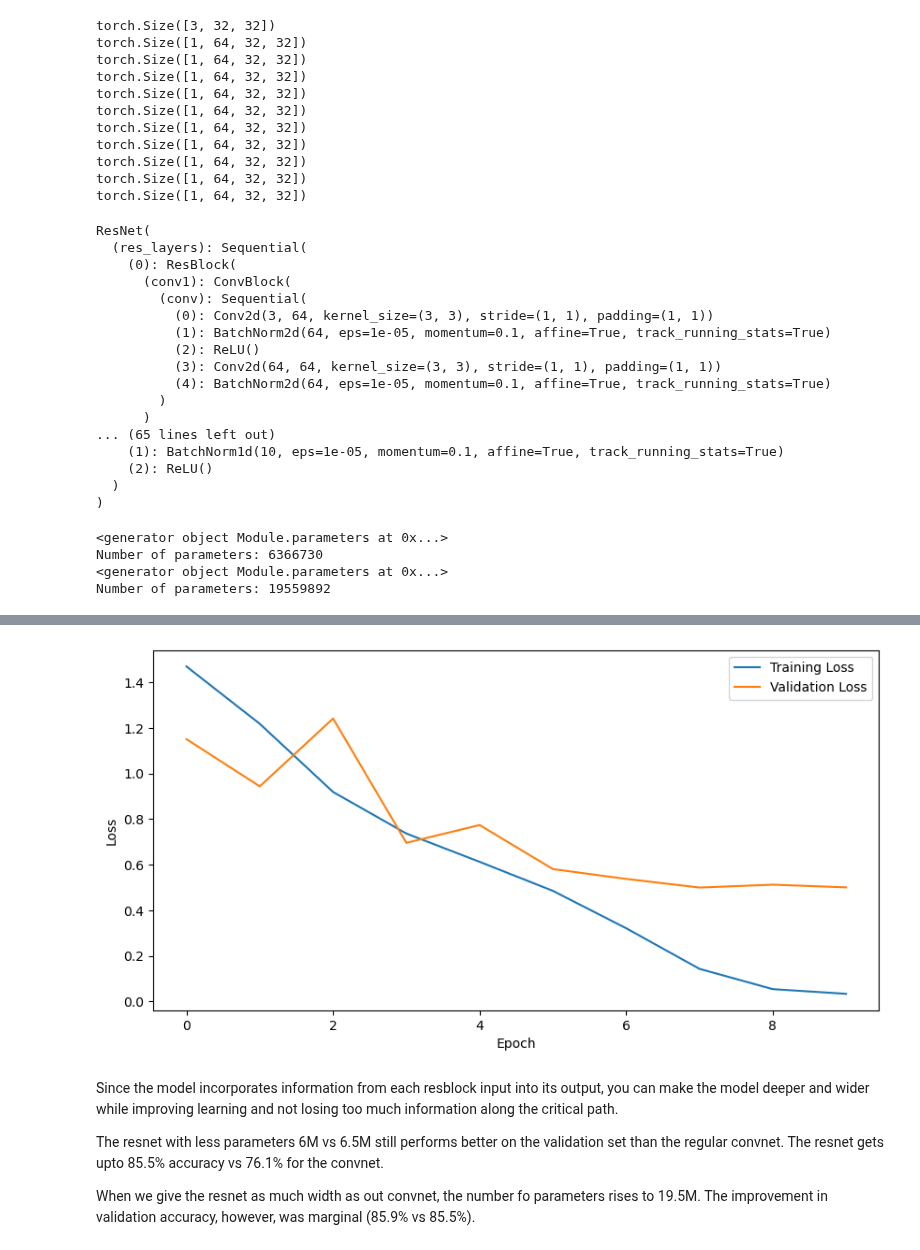
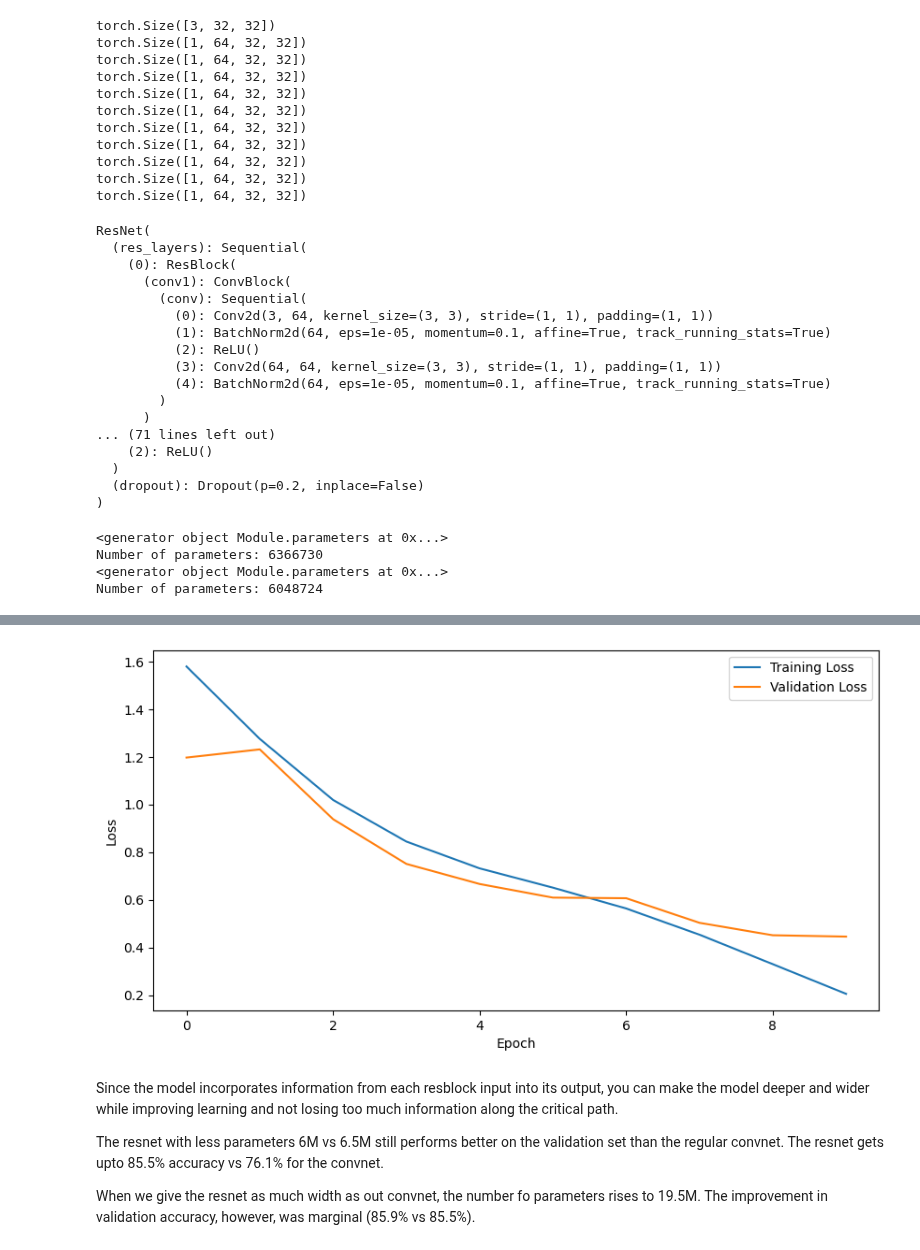
Before and after one commit to aryamanpandya99/computer_vision, a Jupyter notebook: resnets.ipynb, the cells around one changed output, grey strips where cells are left out. Saved outputs shown, nothing was run; the diff lists cells and outputs as text; code cells hidden in the pictures.

```diff
--- a/resnets.ipynb
+++ b/resnets.ipynb
@@ -194,8 +192,8 @@ Epoch 9, Train Loss: 0.024836905907001345, Valid Loss: 1.1190882440858756, Acc:
 # %%
 class ConvBlock(nn.Module):
     def __init__(self,
-                 in_channels,
-                 out_channels,
+                 in_channels: int,
+                 out_channels: int,
                  activation: nn.Module = nn.ReLU,
                  kernel_size: int = 3,
                  stride: int = 1,
@@ -220,7 +218,8 @@ class ResBlock(nn.Module):
                  activation: nn.Module = nn.ReLU,
                  kernel_size: int = 3,
                  stride: int = 1,
-                 padding: int = 1
+                 padding: int = 1,
+                 dropout: float = 0.2
                  ):
         super().__init__()
         self.conv1 = ConvBlock(
@@ -231,16 +230,20 @@ class ResBlock(nn.Module):
             stride,
             padding
         )
+        if in_channels == out_channels:
+            self.idconv = nn.Identity()
+        else:
+            self.idconv = nn.Conv2d(in_channels, out_channels, kernel_size=1, stride=1)
 
-        self.idconv = nn.Identity() if in_channels == out_channels else nn.Conv2d(in_channels, out_channels, kernel_size=1, stride=1)
         self.avgpool = nn.Identity() if stride == 1 else nn.AvgPool2d(kernel_size=2, stride=stride)
+        self.activation = activation()
+        self.dropout = nn.Dropout(dropout)
 
-        self.activation = activation()
 
     def forward(self, x):
         h = self.conv1(x)
         h_id = self.avgpool(self.idconv(x))
-        return self.activation(h + h_id)
+        return self.dropout(self.activation(h + h_id))
 # %%
 res_block = ResBlock(3, 64).to(device)
 print(x_train[0].shape)
@@ -267,7 +270,8 @@ class ResNet(nn.Module):
                  num_classes: int,
                  filters: list[int],
                  activation: nn.Module = nn.ReLU,
-                 stride: int = 2
+                 stride: int = 2,
+                 dropout: float = 0.2
                  ):
         super().__init__()
         res_layers = [
@@ -275,7 +279,7 @@ class ResNet(nn.Module):
         ]
         for i in range(len(filters)-1):
             res_layers += [
-                ResBlock(filters[i], filters[i+1], activation, stride=stride)
+                ResBlock(filters[i], filters[i+1], activation, stride=stride, dropout=dropout)
             ]
         self.res_layers = nn.Sequential(*res_layers)
         self.avgpool = nn.AdaptiveAvgPool2d((1, 1))
@@ -285,16 +289,17 @@ class ResNet(nn.Module):
             nn.BatchNorm1d(num_classes),
             activation()
         )
-
+        self.dropout = nn.Dropout(dropout)
     def forward(self, x):
         for _, layer in enumerate(self.res_layers):
             x = layer(x)
 
         h = self.avgpool(x)
         h = self.flatten(h)
+        h = self.dropout(h)
         return self.linear(h)
 # %%
-model2 = ResNet(3, 10, [64, 128, 256, 512, 1024], nn.ReLU, stride=2).to(device)
+model2 = ResNet(3, 10, [64, 128, 256, 256, 512], nn.ReLU, stride=2).to(device)
 model2
 # %% [output]
 ResNet(
@@ -309,10 +314,10 @@ ResNet(
           (4): BatchNorm2d(64, eps=1e-05, momentum=0.1, affine=True, track_running_stats=True)
         )
       )
-... (65 lines left out)
-    (1): BatchNorm1d(10, eps=1e-05, momentum=0.1, affine=True, track_running_stats=True)
+... (71 lines left out)
     (2): ReLU()
   )
+  (dropout): Dropout(p=0.2, inplace=False)
 )
 # %%
 print(model.parameters())
@@ -325,10 +330,10 @@ print(f"Number of parameters: {total_params}")
 <generator object Module.parameters at 0x...>
 Number of parameters: 6366730
 <generator object Module.parameters at 0x...>
-Number of parameters: 19559892
+Number of parameters: 6048724
 # %%
 optim2 = torch.optim.Adam(model2.parameters(), lr=0.005, weight_decay=1e-5)
-scheduler2 = torch.optim.lr_scheduler.OneCycleLR(optim2, max_lr=0.005, total_steps=10)
+scheduler2 = torch.optim.lr_scheduler.OneCycleLR(optim2, max_lr=0.005, total_steps=12)
 loss_fn = nn.CrossEntropyLoss()
 train_model(model2, optim2, loss_fn, train_dl, valid_dl, scheduler=scheduler2, epochs=10, valid_every=1)
 # %% [output]
@@ -345,4 +350,4 @@ Epoch 9, Train Loss: 0.03381863963231444, Valid Loss: 0.5007632371788018, Acc: 0
-[figure, old version]
+[figure, new version]
 # %% [markdown]
 Since the model incorporates information from each resblock input into its output, you can make the model deeper and wider while improving learning and not losing too much information along the critical path.
 
```
Also changed, not shown: parts of 4 cells of this notebook.
